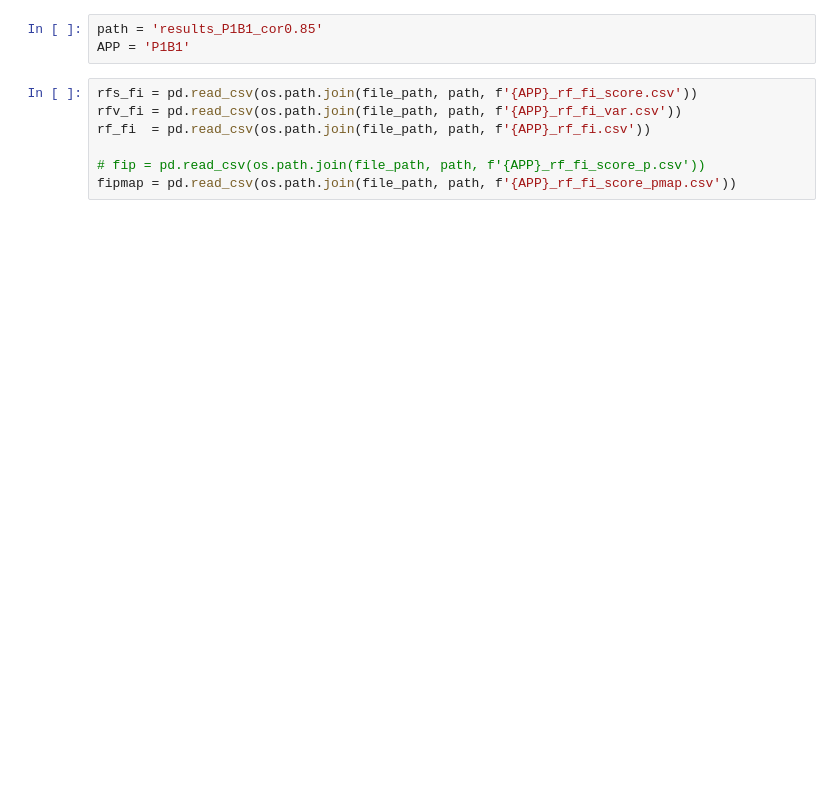
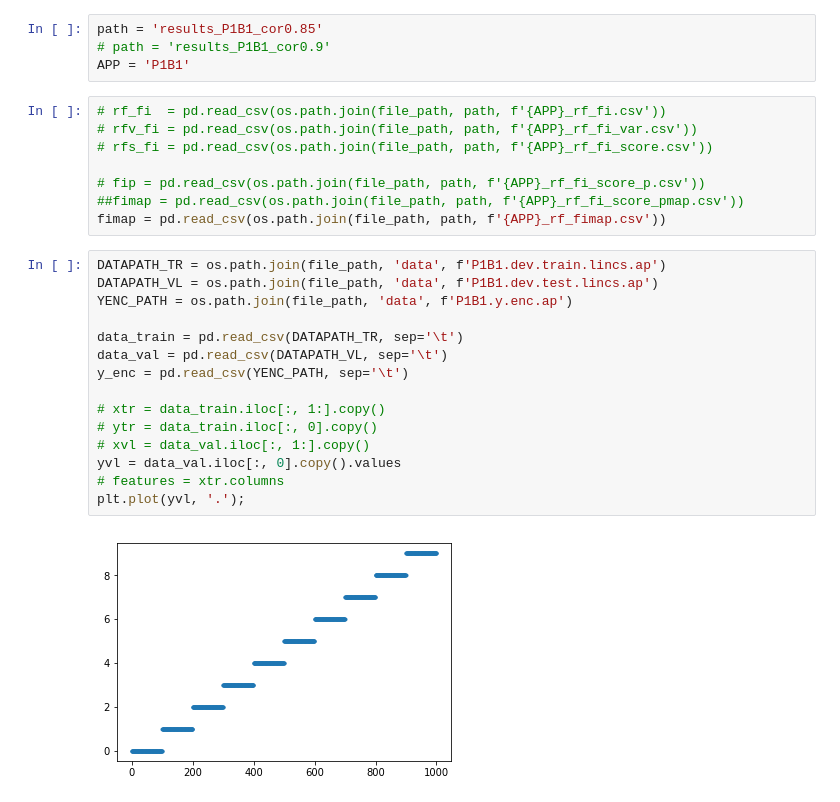
Before and after one commit to adpartin/feature-importance, a Jupyter notebook: apps/postproc_pmap.ipynb, the cells around one changed output. Drawn from its saved outputs; the diff is of its cells as text; blank space fills up the shorter version.

```diff
--- a/apps/postproc_pmap.ipynb
+++ b/apps/postproc_pmap.ipynb
@@ -50,11 +51,30 @@ SEED=0
 Using TensorFlow backend.
 # %%
 path = 'results_P1B1_cor0.85'
+# path = 'results_P1B1_cor0.9'
 APP = 'P1B1'
 # %%
-rfs_fi = pd.read_csv(os.path.join(file_path, path, f'{APP}_rf_fi_score.csv'))
-rfv_fi = pd.read_csv(os.path.join(file_path, path, f'{APP}_rf_fi_var.csv'))
-rf_fi  = pd.read_csv(os.path.join(file_path, path, f'{APP}_rf_fi.csv'))
+# rf_fi  = pd.read_csv(os.path.join(file_path, path, f'{APP}_rf_fi.csv'))
+# rfv_fi = pd.read_csv(os.path.join(file_path, path, f'{APP}_rf_fi_var.csv'))
+# rfs_fi = pd.read_csv(os.path.join(file_path, path, f'{APP}_rf_fi_score.csv'))
 
 # fip = pd.read_csv(os.path.join(file_path, path, f'{APP}_rf_fi_score_p.csv'))
-fipmap = pd.read_csv(os.path.join(file_path, path, f'{APP}_rf_fi_score_pmap.csv'))
+##fimap = pd.read_csv(os.path.join(file_path, path, f'{APP}_rf_fi_score_pmap.csv'))
+fimap = pd.read_csv(os.path.join(file_path, path, f'{APP}_rf_fimap.csv'))
+# %%
+DATAPATH_TR = os.path.join(file_path, 'data', f'P1B1.dev.train.lincs.ap')
+DATAPATH_VL = os.path.join(file_path, 'data', f'P1B1.dev.test.lincs.ap')
+YENC_PATH = os.path.join(file_path, 'data', f'P1B1.y.enc.ap')
+
+data_train = pd.read_csv(DATAPATH_TR, sep='\t')
+data_val = pd.read_csv(DATAPATH_VL, sep='\t')
+y_enc = pd.read_csv(YENC_PATH, sep='\t')
+
+# xtr = data_train.iloc[:, 1:].copy()
+# ytr = data_train.iloc[:, 0].copy()
+# xvl = data_val.iloc[:, 1:].copy()
+yvl = data_val.iloc[:, 0].copy().values
+# features = xtr.columns
+plt.plot(yvl, '.');
+# %% [output]
+[figure, added]
```
Also changed, not shown: parts of 34 cells of this notebook, 7 other files.
